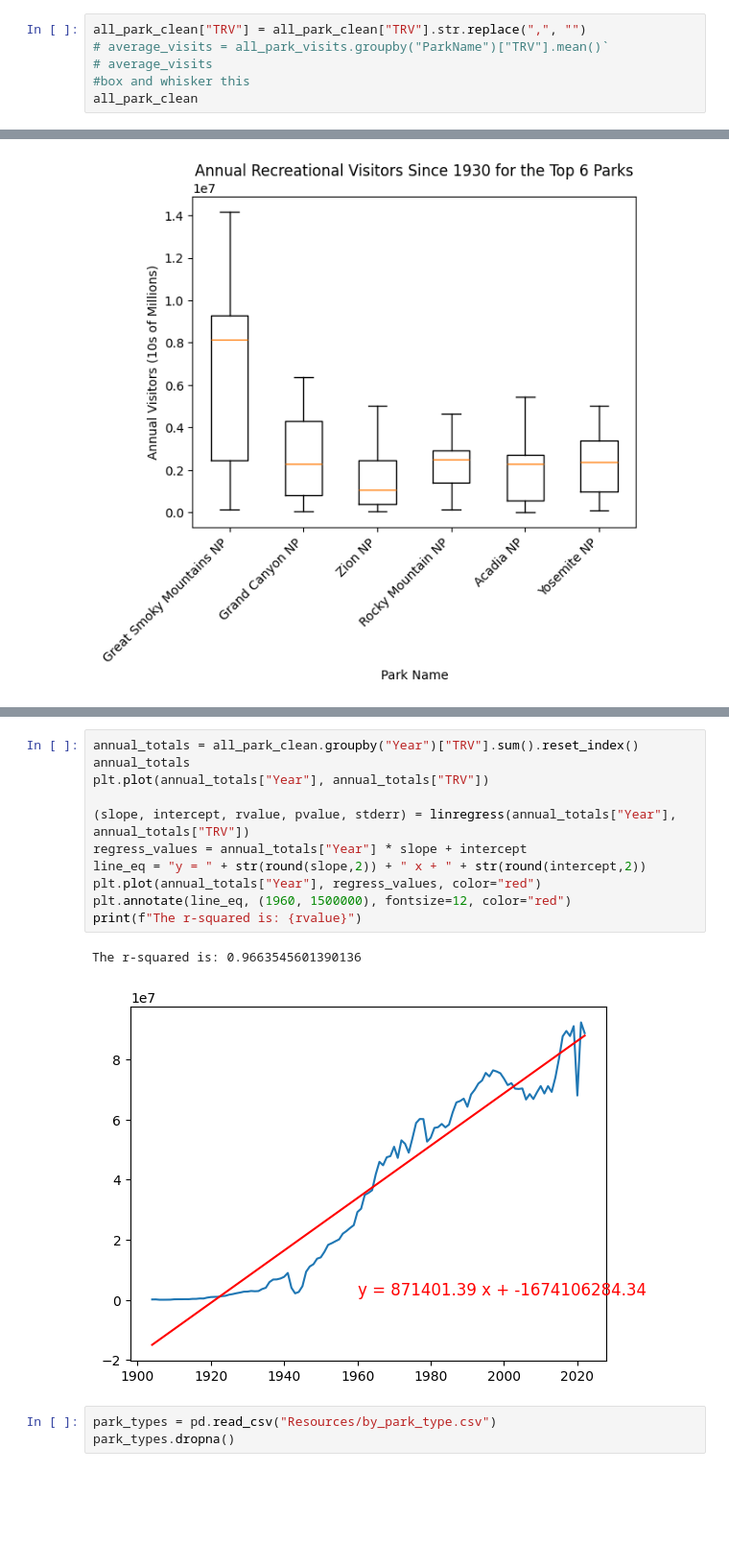
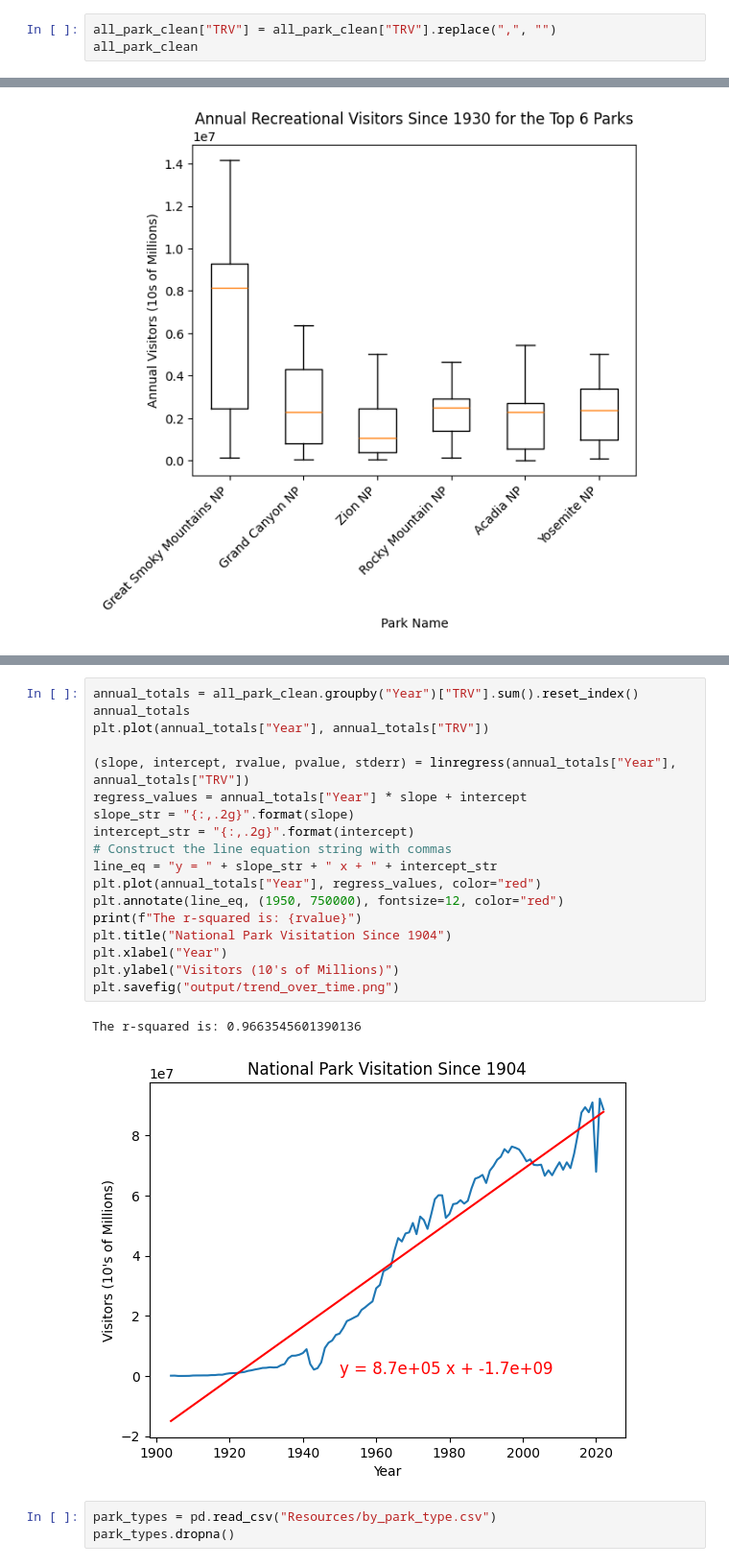
Before and after one commit to andymatsuura/NPS-Analysis, a Jupyter notebook: andy-dataclean_yosemite.ipynb, the cells around one changed output, grey strips where cells are left out. Shown at 96% size. Cells and saved outputs as stored; diff of their text form; blank space fills up the shorter version.

Commit message:
add final graphs, update readme

```diff
--- a/andy-dataclean_yosemite.ipynb
+++ b/andy-dataclean_yosemite.ipynb
@@ -305,10 +307,7 @@ plt.title("Average Annual NPS Visitors Per Park")
 Text(0.5, 1.0, 'Average Annual NPS Visitors Per Park')
 [figure]
 # %%
-all_park_clean["TRV"] = all_park_clean["TRV"].str.replace(",", "")
-# average_visits = all_park_visits.groupby("ParkName")["TRV"].mean()`
-# average_visits
-#box and whisker this
+all_park_clean["TRV"] = all_park_clean["TRV"].replace(",", "")
 all_park_clean
 # %% [output]
 |  | RegionName | ParkName | ParkType | Year | TRV |
@@ -387,17 +380,24 @@ TypeError: unhashable type: 'numpy.ndarray'
 # %%
 annual_totals = all_park_clean.groupby("Year")["TRV"].sum().reset_index()
 annual_totals
 plt.plot(annual_totals["Year"], annual_totals["TRV"])
 
 (slope, intercept, rvalue, pvalue, stderr) = linregress(annual_totals["Year"], annual_totals["TRV"])
 regress_values = annual_totals["Year"] * slope + intercept
-line_eq = "y = " + str(round(slope,2)) + " x + " + str(round(intercept,2))
+slope_str = "{:,.2g}".format(slope)
+intercept_str = "{:,.2g}".format(intercept)
+# Construct the line equation string with commas
+line_eq = "y = " + slope_str + " x + " + intercept_str
 plt.plot(annual_totals["Year"], regress_values, color="red")
-plt.annotate(line_eq, (1960, 1500000), fontsize=12, color="red")
+plt.annotate(line_eq, (1950, 750000), fontsize=12, color="red")
 print(f"The r-squared is: {rvalue}")
+plt.title("National Park Visitation Since 1904")
+plt.xlabel("Year")
+plt.ylabel("Visitors (10's of Millions)")
+plt.savefig("output/trend_over_time.png")
 # %% [output]
 The r-squared is: 0.9663545601390136
-[figure, old version]
+[figure, new version]
 # %%
 park_types = pd.read_csv("Resources/by_park_type.csv")
 park_types.dropna()
```
Also changed, not shown: parts of 11 cells of this notebook, 6 other files.
